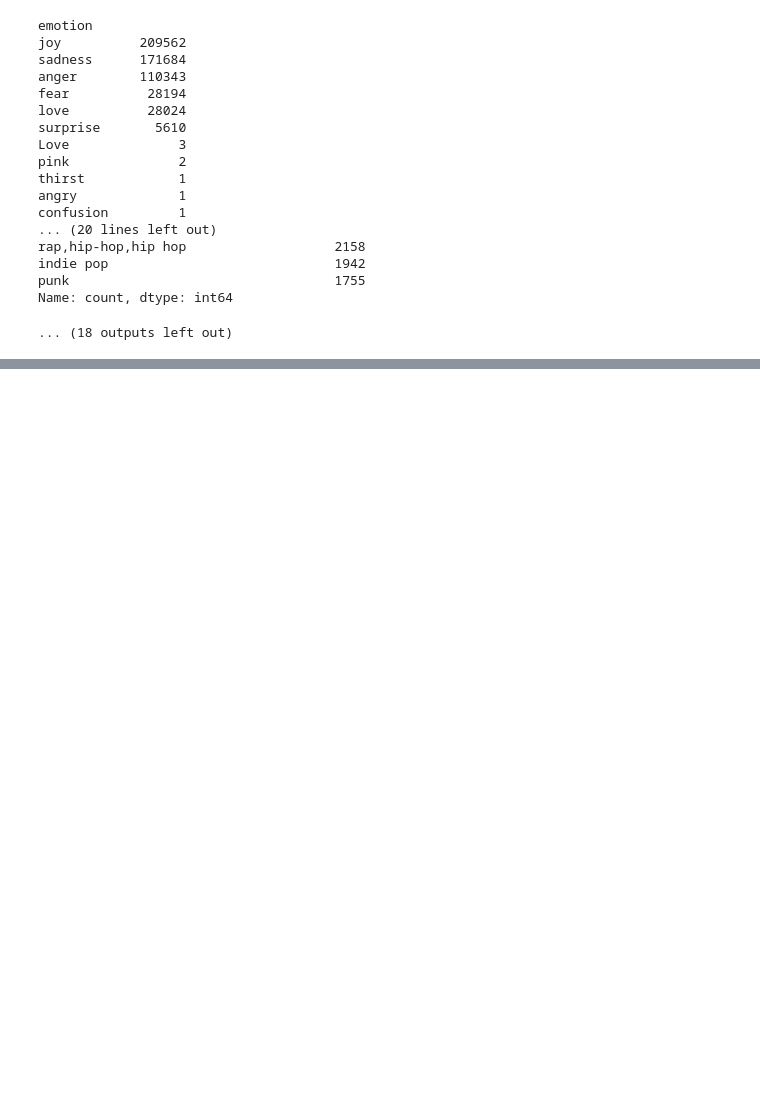
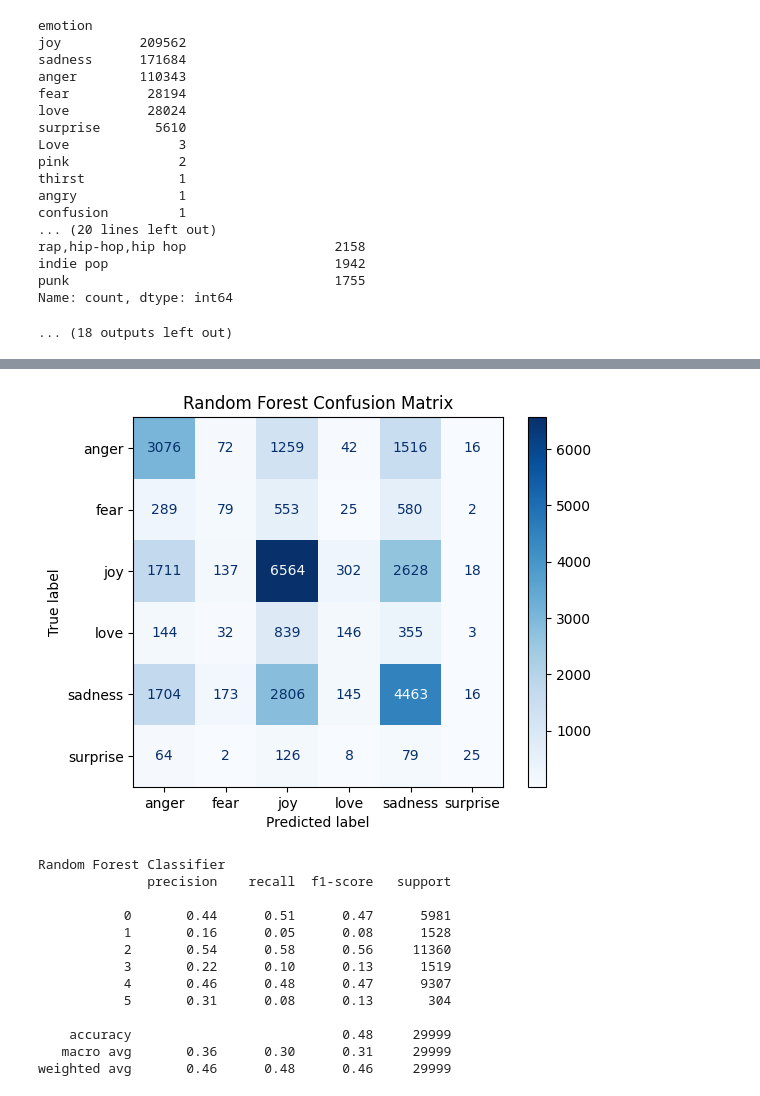
Before and after one commit to danielromerom/spotify-lyrical-analysis, a Jupyter notebook: notebooks/spotify_data_exploration.ipynb, the cells around one changed output, grey strips where cells are left out. Drawn from its saved outputs; the diff is of its cells as text; code cells hidden in the pictures; blank space fills up the shorter version.

```diff
--- a/notebooks/spotify_data_exploration.ipynb
+++ b/notebooks/spotify_data_exploration.ipynb
@@ -473,0 +512,29 @@ weighted avg       0.41      0.38      0.39     29999
+# %%
+# Random Forest Classifier
+from sklearn.ensemble import RandomForestClassifier
+
+rf = RandomForestClassifier(random_state=67, n_estimators=100)
+rf.fit(X_train_res, y_train_res)
+y_pred_rf = rf.predict(X_test)
+cm_rf = confusion_matrix(y_test, y_pred_rf)
+disp = ConfusionMatrixDisplay(confusion_matrix=cm_rf, display_labels=label_enc.classes_)
+disp.plot(cmap=plt.cm.Blues)
+plt.title("Random Forest Confusion Matrix")
+plt.show()
+print("Random Forest Classifier")
+print(classification_report(y_test, y_pred_rf))
+# %% [output]
+[figure, added]
+Random Forest Classifier
+              precision    recall  f1-score   support
+
+           0       0.44      0.51      0.47      5981
+           1       0.16      0.05      0.08      1528
+           2       0.54      0.58      0.56     11360
+           3       0.22      0.10      0.13      1519
+           4       0.46      0.48      0.47      9307
+           5       0.31      0.08      0.13       304
+
+    accuracy                           0.48     29999
+   macro avg       0.36      0.30      0.31     29999
+weighted avg       0.46      0.48      0.46     29999
```
Also changed, not shown: parts of 2 cells of this notebook.
